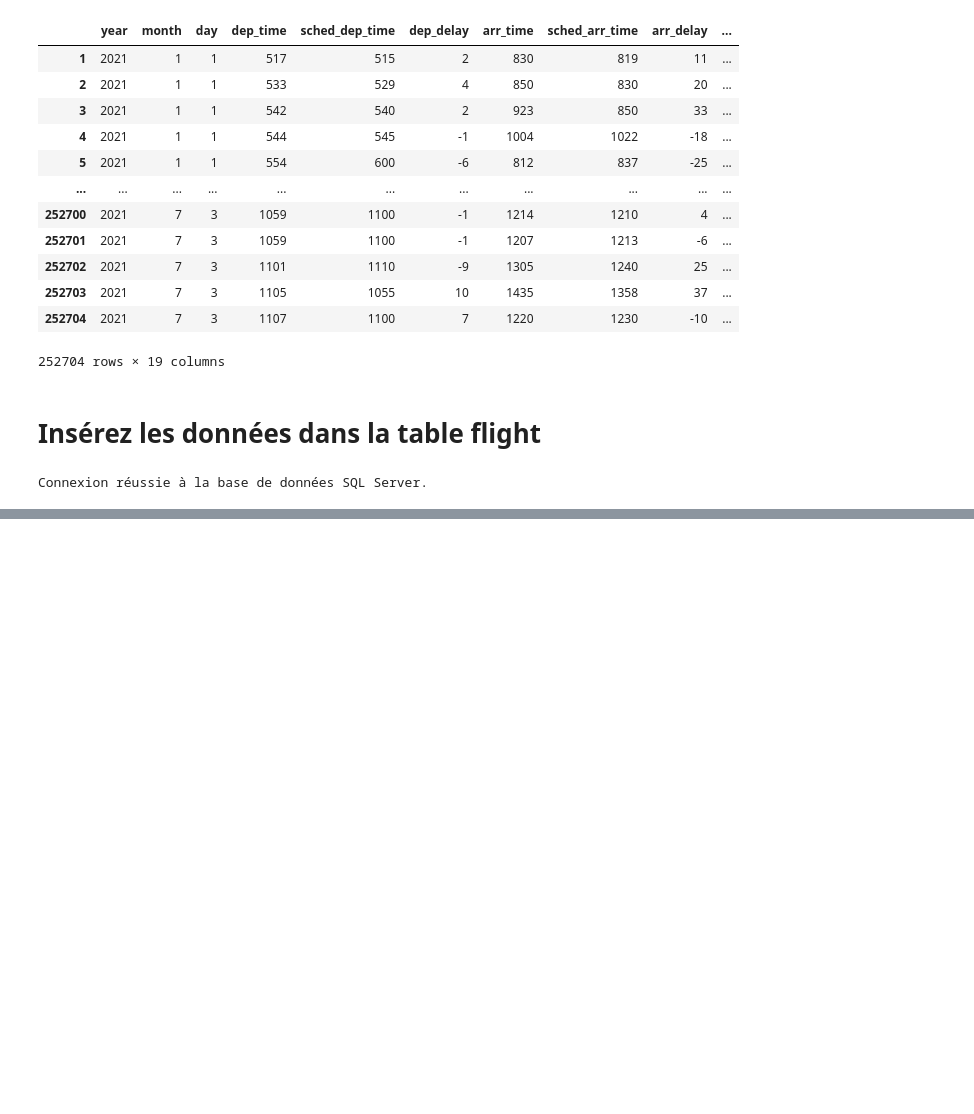
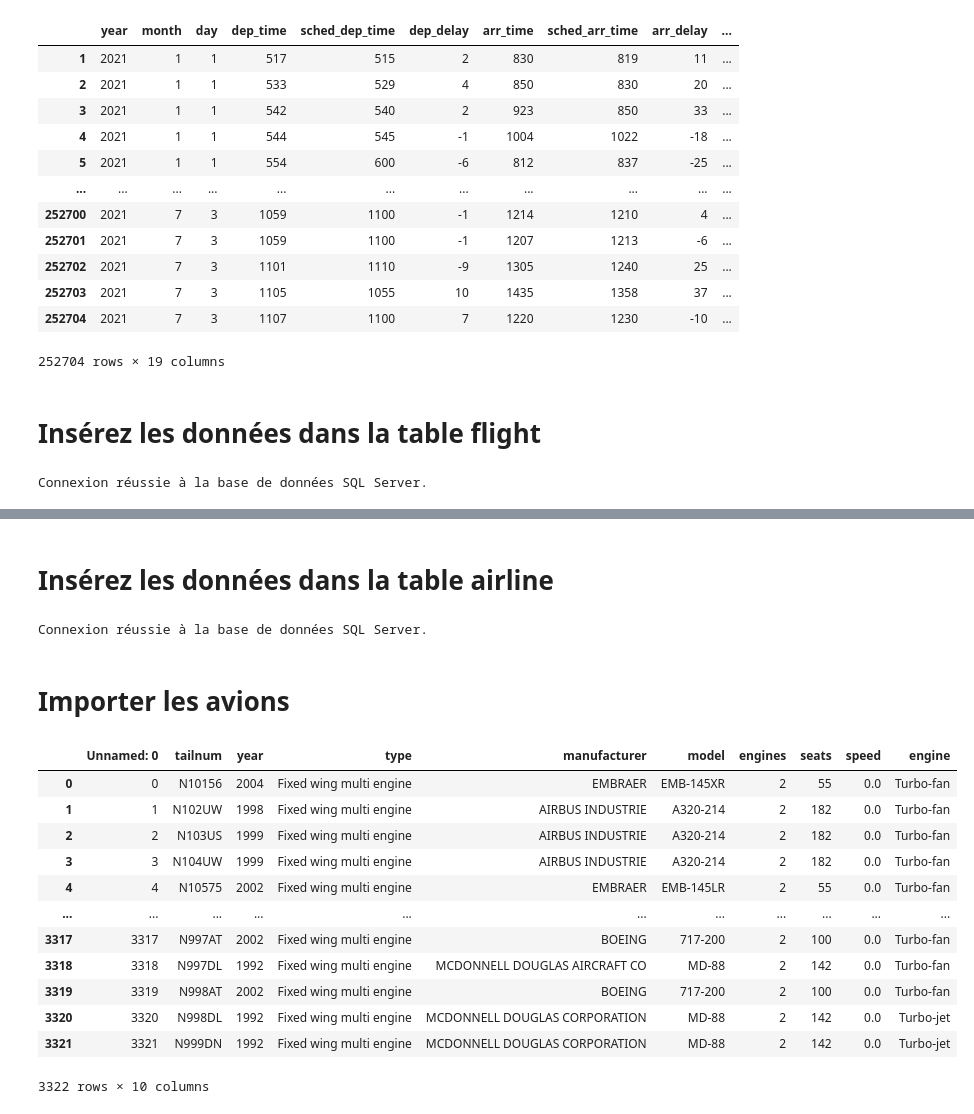
Before and after one commit to samueltomen/airport_data_project, a Jupyter notebook: injection.ipynb, the cells around one changed output, grey strips where cells are left out. Drawn from its saved outputs; the diff is of its cells as text; code cells hidden in the pictures; blank space fills up the shorter version.

```diff
--- a/injection.ipynb
+++ b/injection.ipynb
@@ -87,0 +112,46 @@ Connexion réussie à la base de données SQL Server.
+# %% [markdown]
+# Insérez les données dans la table airline
+# %%
+data_to_insert = [
+    (
+        row['carrier'], row['name']
+    )
+    for index, row in df_airlines.iterrows()
+]
+
+connection = get_db_connection()
+cursor = connection.cursor()
+
+cursor.executemany(
+    "INSERT INTO airline (carrier, name) VALUES (?, ?)",
+    data_to_insert
+)
+
+connection.commit()
+connection.close()
+# %% [output]
+Connexion réussie à la base de données SQL Server.
+# %% [markdown]
+# Importer les avions
+# %%
+df_planes = pd.read_html('data/planes.html')[0]
+
+df_planes['year'] = df_planes['year'].fillna(0).astype(int)
+
+df_planes['speed'] = df_planes['speed'].fillna(0)
+
+df_planes
+# %% [output]
+|  | Unnamed: 0 | tailnum | year | type | manufacturer | model | engines | seats | speed | engine |
+| 0 | 0 | N10156 | 2004 | Fixed wing multi engine | EMBRAER | EMB-145XR | 2 | 55 | 0.0 | Turbo-fan |
+| 1 | 1 | N102UW | 1998 | Fixed wing multi engine | AIRBUS INDUSTRIE | A320-214 | 2 | 182 | 0.0 | Turbo-fan |
+| 2 | 2 | N103US | 1999 | Fixed wing multi engine | AIRBUS INDUSTRIE | A320-214 | 2 | 182 | 0.0 | Turbo-fan |
+| 3 | 3 | N104UW | 1999 | Fixed wing multi engine | AIRBUS INDUSTRIE | A320-214 | 2 | 182 | 0.0 | Turbo-fan |
+| 4 | 4 | N10575 | 2002 | Fixed wing multi engine | EMBRAER | EMB-145LR | 2 | 55 | 0.0 | Turbo-fan |
+| ... | ... | ... | ... | ... | ... | ... | ... | ... | ... | ... |
+| 3317 | 3317 | N997AT | 2002 | Fixed wing multi engine | BOEING | 717-200 | 2 | 100 | 0.0 | Turbo-fan |
+| 3318 | 3318 | N997DL | 1992 | Fixed wing multi engine | MCDONNELL DOUGLAS AIRCRAFT CO | MD-88 | 2 | 142 | 0.0 | Turbo-fan |
+| 3319 | 3319 | N998AT | 2002 | Fixed wing multi engine | BOEING | 717-200 | 2 | 100 | 0.0 | Turbo-fan |
+| 3320 | 3320 | N998DL | 1992 | Fixed wing multi engine | MCDONNELL DOUGLAS CORPORATION | MD-88 | 2 | 142 | 0.0 | Turbo-jet |
+| 3321 | 3321 | N999DN | 1992 | Fixed wing multi engine | MCDONNELL DOUGLAS CORPORATION | MD-88 | 2 | 142 | 0.0 | Turbo-jet |
+3322 rows × 10 columns
```
Also changed, not shown: parts of 9 cells of this notebook, 1 other file.
